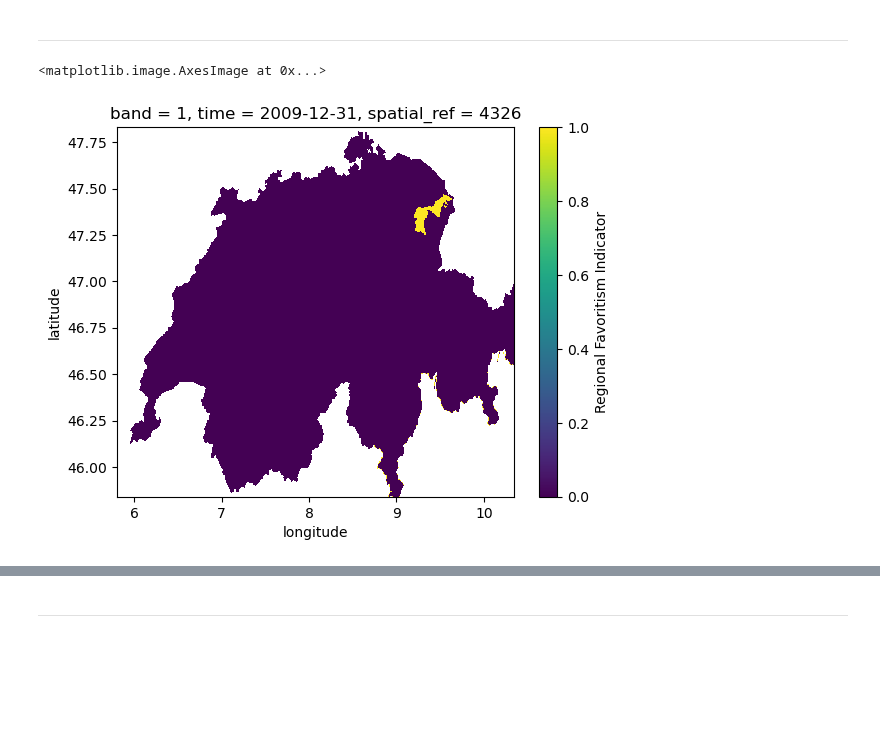
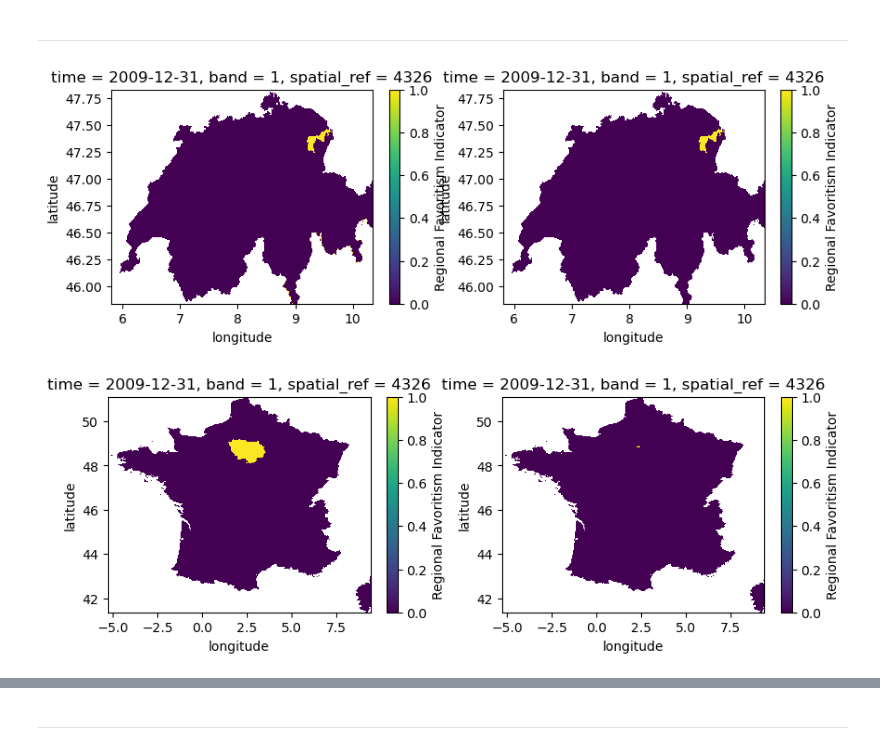
Before and after one commit to felixschulz385/growth-and-temperature, a Jupyter notebook: gnt/experiments/plad.ipynb, the cells around one changed output, grey strips where cells are left out. Cells and saved outputs as stored; diff of their text form; code cells hidden in the pictures; blank space fills up the shorter version.

```diff
--- a/gnt/experiments/plad.ipynb
+++ b/gnt/experiments/plad.ipynb
@@ -107,17 +107,27 @@ gpd.GeoDataFrame(reg_fav_adm_2.query("year==2015")).plot(ax=ax, column="reg_fav"
 # %%
 import xarray as xr
 import geopandas as gpd
+import matplotlib.pyplot as plt
 from odc.geo.xr import ODCExtensionDa
+from odc.geo.geom import Geometry
 
-plad_xr = xr.open_zarr("/scicore/home/meiera/schulz0022/projects/growth-and-temperature/data_nobackup/plad/processed/stage_2/plad_adm1_panel.zarr", consolidated=False)
+plad_xr_1 = xr.open_zarr("/scicore/home/meiera/schulz0022/projects/growth-and-temperature/data_nobackup/plad/processed/stage_2/plad_adm1_timeseries_reprojected.zarr", consolidated=False)
+plad_xr_2 = xr.open_zarr("/scicore/home/meiera/schulz0022/projects/growth-and-temperature/data_nobackup/plad/processed/stage_2/plad_adm2_timeseries_reprojected.zarr", consolidated=False)
 # %%
-from odc.geo.geom import Geometry
+def plot_country(GID_0: str = "CHE"):
+    #cities = gpd.read_file("/scicore/home/meiera/schulz0022/projects/growth-and-temperature/data_nobackup/misc/raw/cities/urbanspatial-guppd-v1-gpkg.gpkg", engine = "pyogrio", layer="urbanspatial_guppd_v1_polygons")
+    countries = gpd.read_file("/scicore/home/meiera/schulz0022/projects/growth-and-temperature/data_nobackup/misc/processed/stage_1/gadm/gadm_levelADM_0_simplified.gpkg")
+    subset_geom = Geometry(countries.query("GID_0=='" + GID_0 + "'").geometry.iloc[0], crs=4326)
 
-#cities = gpd.read_file("/scicore/home/meiera/schulz0022/projects/growth-and-temperature/data_nobackup/misc/raw/cities/urbanspatial-guppd-v1-gpkg.gpkg", engine = "pyogrio", layer="urbanspatial_guppd_v1_polygons")
-countries = gpd.read_file("/scicore/home/meiera/schulz0022/projects/growth-and-temperature/data_nobackup/misc/processed/stage_1/gadm/gadm_levelADM_0_simplified.gpkg")
-subset_geom = Geometry(countries.query("GID_0=='CHE'").geometry.iloc[0], crs=4326)
+    fig, ax = plt.subplots(1,2, figsize=(10,3))
+
+    plad_xr_1.reg_fav.isel(time=17).odc.assign_crs(4326).odc.crop(subset_geom).compute().squeeze().plot.imshow(ax=ax[0])
+    plad_xr_2.reg_fav.isel(time=17).odc.assign_crs(4326).odc.crop(subset_geom).compute().squeeze().plot.imshow(ax=ax[1])
 # %%
-plad_xr.reg_fav.isel(time=17).odc.assign_crs(4326).odc.crop(subset_geom).compute().squeeze().plot.imshow()
+plot_country()
 # %% [output]
-<matplotlib.image.AxesImage at 0x...>
-[figure, old version]
+[figure, new version]
+# %%
+plot_country("FRA")
+# %% [output]
+[figure, added]
```
Also changed, not shown: parts of 1 cell of this notebook, 13 other files.
